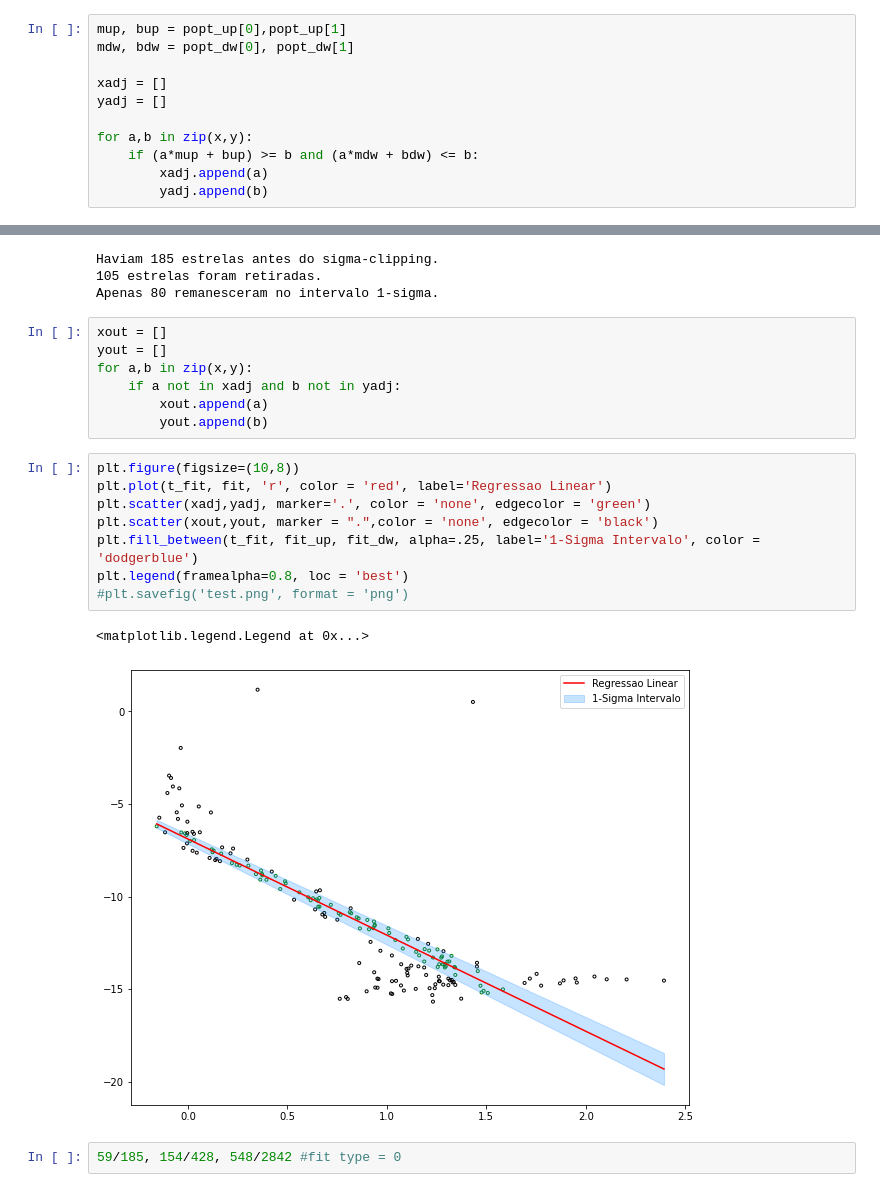
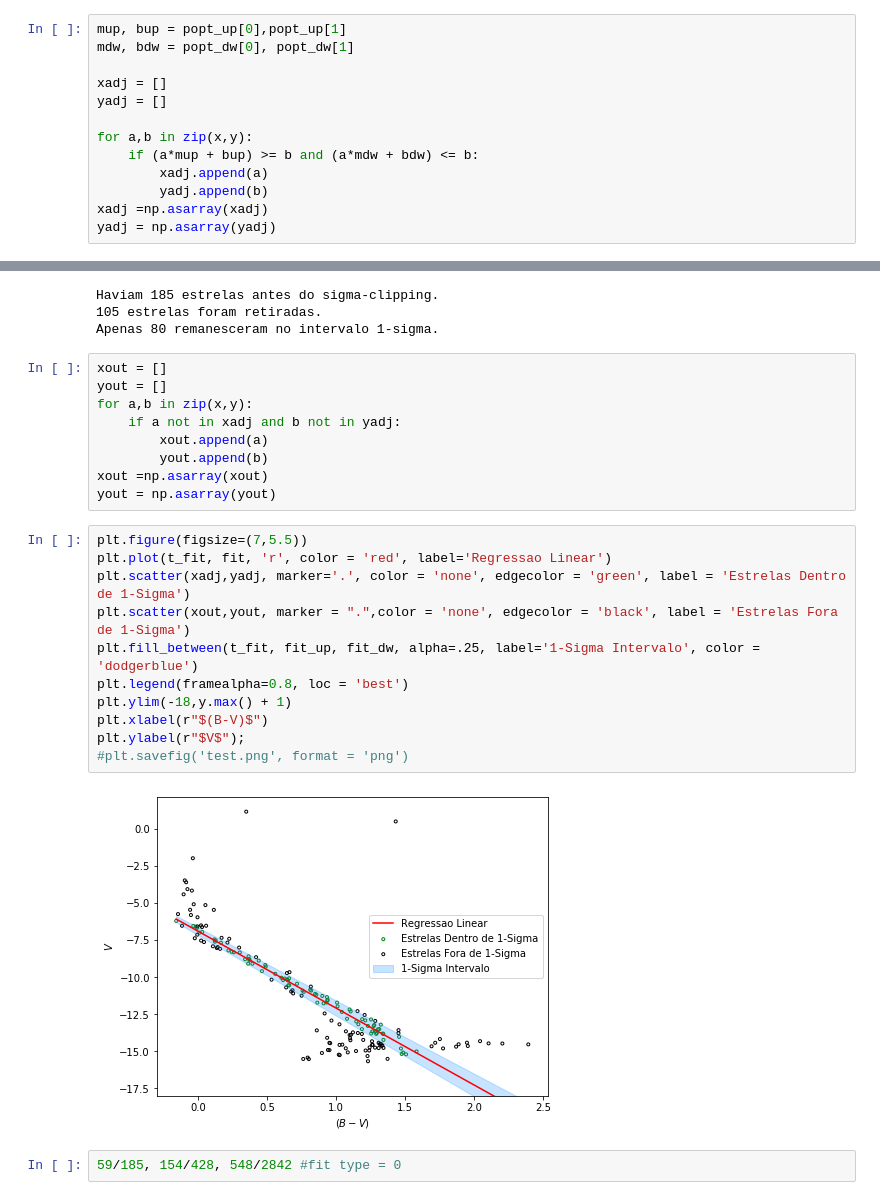
Before and after one commit to jppirest/mw_substructures, a Jupyter notebook: dados/aglomerado1.ipynb, the cells around one changed output, grey strips where cells are left out. Cells and saved outputs as stored; diff of their text form.

```diff
--- a/dados/aglomerado1.ipynb
+++ b/dados/aglomerado1.ipynb
@@ -87,6 +94,8 @@ for a,b in zip(x,y):
     if (a*mup + bup) >= b and (a*mdw + bdw) <= b:
         xadj.append(a)
         yadj.append(b)
+xadj =np.asarray(xadj)
+yadj = np.asarray(yadj)
 # %%
 plt.figure(figsize=(10,8))
 plt.plot(t_fit, fit, 'r', color = 'red', label='Regressao Linear')
@@ -114,17 +123,21 @@ for a,b in zip(x,y):
     if a not in xadj and b not in yadj:
         xout.append(a)
         yout.append(b)
+xout =np.asarray(xout)
+yout = np.asarray(yout)
 # %%
-plt.figure(figsize=(10,8))
+plt.figure(figsize=(7,5.5))
 plt.plot(t_fit, fit, 'r', color = 'red', label='Regressao Linear')
-plt.scatter(xadj,yadj, marker='.', color = 'none', edgecolor = 'green')
-plt.scatter(xout,yout, marker = ".",color = 'none', edgecolor = 'black')
+plt.scatter(xadj,yadj, marker='.', color = 'none', edgecolor = 'green', label = 'Estrelas Dentro de 1-Sigma')
+plt.scatter(xout,yout, marker = ".",color = 'none', edgecolor = 'black', label = 'Estrelas Fora de 1-Sigma')
 plt.fill_between(t_fit, fit_up, fit_dw, alpha=.25, label='1-Sigma Intervalo', color = 'dodgerblue')
 plt.legend(framealpha=0.8, loc = 'best')
+plt.ylim(-18,y.max() + 1)
+plt.xlabel(r"$(B-V)$")
+plt.ylabel(r"$V$");
 #plt.savefig('test.png', format = 'png')
 # %% [output]
-<matplotlib.legend.Legend at 0x...>
-[figure, old version]
+[figure, new version]
 # %%
 59/185, 154/428, 548/2842 #fit type = 0
 # %% [output]
```
Also changed, not shown: parts of 5 cells of this notebook.
